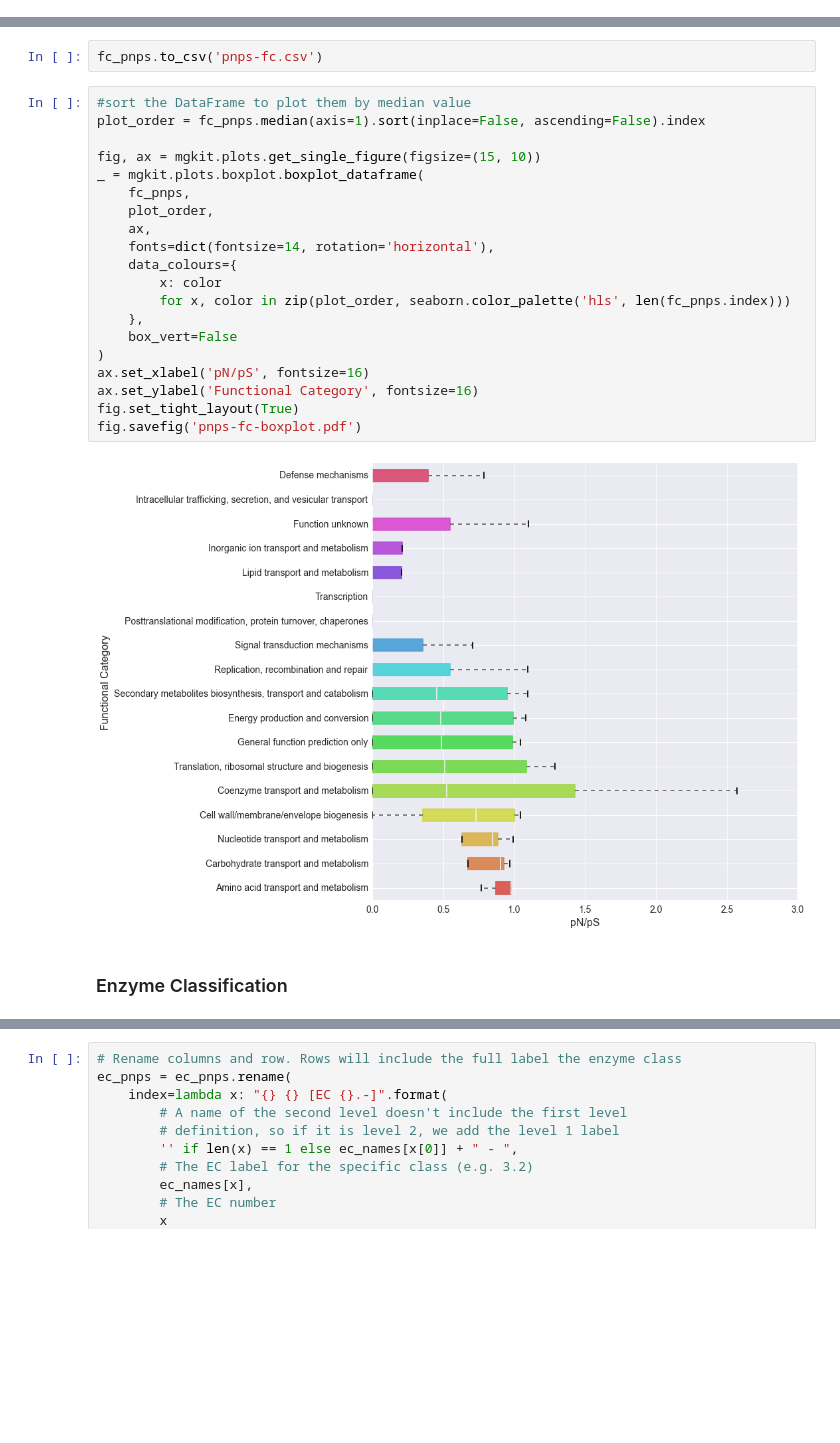
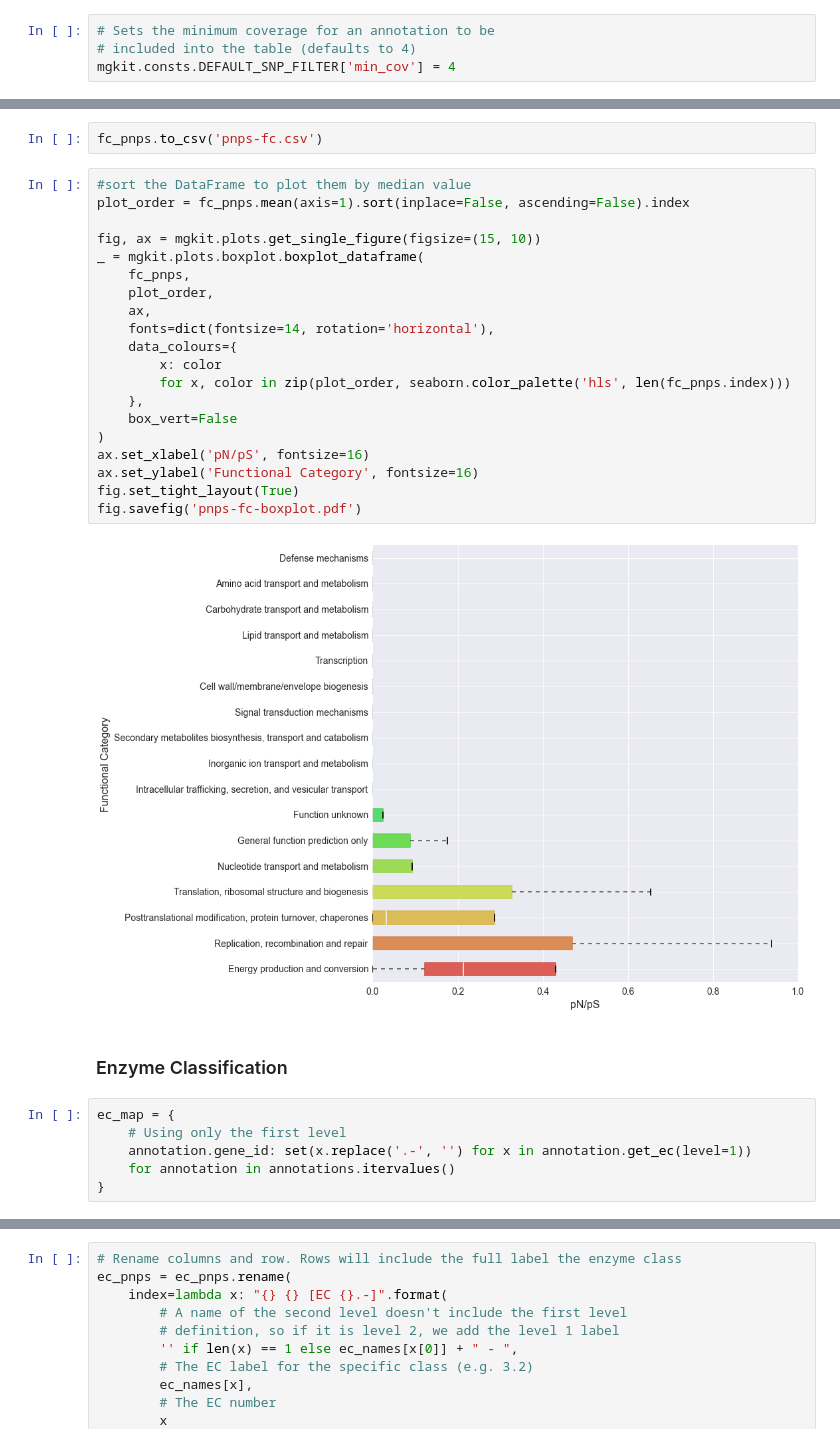
Before and after one commit to frubino/mgkit, a Jupyter notebook: docs/source/pipeline/Exploring-Metagenomic-Data.ipynb, the cells around one changed output, grey strips where cells are left out. Saved outputs shown, nothing was run; the diff lists cells and outputs as text; blank space fills up the shorter version.

```diff
--- a/docs/source/pipeline/Exploring-Metagenomic-Data.ipynb
+++ b/docs/source/pipeline/Exploring-Metagenomic-Data.ipynb
@@ -525,6 +525,10 @@ The complete toolset to map diversity estimates can be found in the **mgkit.snps
 The first is used to get diversity estimates for taxa, the second for genes/functions. The other two provides functionality to return estimates tied to both taxon and function.
 # %% [markdown]
 ### Taxa
+# %%
+# Sets the minimum coverage for an annotation to be
+# included into the table (defaults to 4)
+mgkit.consts.DEFAULT_SNP_FILTER['min_cov'] = 4
 # %%
 # To get diversity estimates for taxa *mgkit.snps.conv_func.get_rank_dataframe* can be used
 # It is also imported and accesible from the *mgkit.snps* package
@@ -655,28 +660,34 @@ fc_pnps
 fc_pnps.to_csv('pnps-fc.csv')
 # %%
 #sort the DataFrame to plot them by median value
-plot_order = fc_pnps.median(axis=1).sort(inplace=False, ascending=False).index
+plot_order = fc_pnps.mean(axis=1).sort(inplace=False, ascending=False).index
 
 fig, ax = mgkit.plots.get_single_figure(figsize=(15, 10))
 _ = mgkit.plots.boxplot.boxplot_dataframe(
     fc_pnps,
     plot_order,
     ax,
     fonts=dict(fontsize=14, rotation='horizontal'),
     data_colours={
         x: color
         for x, color in zip(plot_order, seaborn.color_palette('hls', len(fc_pnps.index)))
     },
     box_vert=False
 )
 ax.set_xlabel('pN/pS', fontsize=16)
 ax.set_ylabel('Functional Category', fontsize=16)
 fig.set_tight_layout(True)
 fig.savefig('pnps-fc-boxplot.pdf')
 # %% [output]
-[figure, old version]
+[figure, new version]
 # %% [markdown]
 ### Enzyme Classification
+# %%
+ec_map = {
+    # Using only the first level
+    annotation.gene_id: set(x.replace('.-', '') for x in annotation.get_ec(level=1))
+    for annotation in annotations.itervalues()
+}
 # %%
 ec_pnps = mgkit.snps.get_gene_map_dataframe(snp_data, taxonomy, min_num=3, gene_map=ec_map, index_type='gene')
 # %% [output]
```
Also changed, not shown: parts of 29 cells of this notebook, 2 other files.
